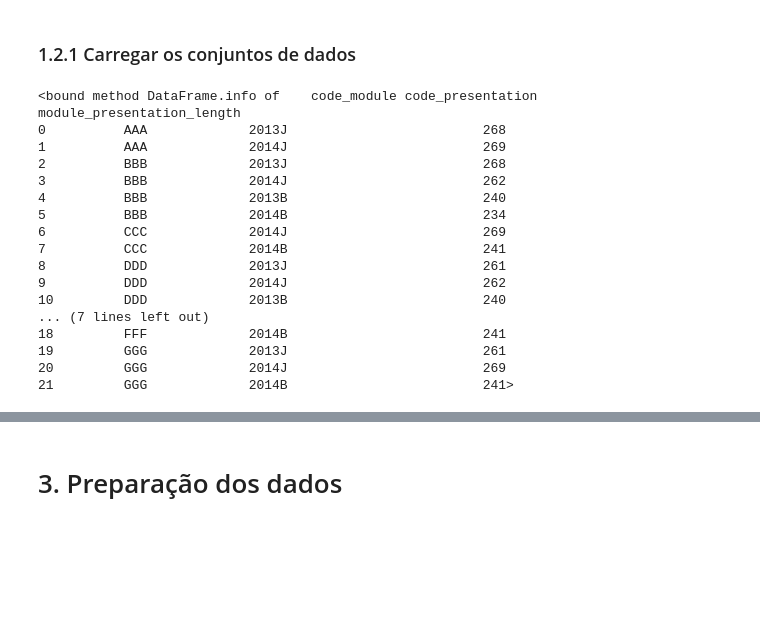
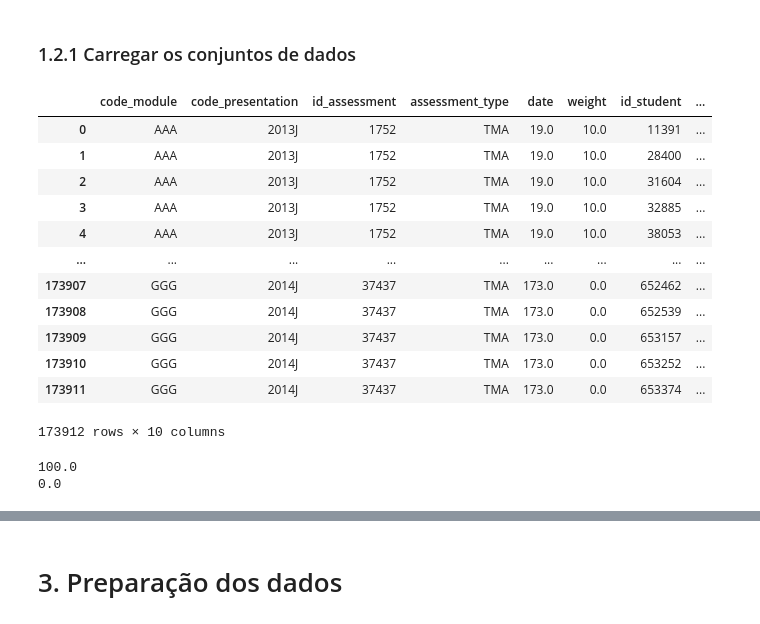
Before and after one commit to emanoelopes/progpy, a Jupyter notebook: uci-dt-studentsperformanceprediction.ipynb, the cells around one changed output, grey strips where cells are left out. Cells and saved outputs as stored; diff of their text form; code cells hidden in the pictures; blank space fills up the shorter version.

```diff
--- a/uci-dt-studentsperformanceprediction.ipynb
+++ b/uci-dt-studentsperformanceprediction.ipynb
@@ -235,23 +230,3 @@ studentAssessment_oulad = pd.read_csv('/kaggle/input/student-demographics-online
 courses_oulad = pd.read_csv('/kaggle/input/student-demographics-online-education-dataoulad/courses.csv')
 vle_oulad = pd.read_csv('/kaggle/input/student-demographics-online-education-dataoulad/vle.csv')
 assessments_oulad = pd.read_csv('/kaggle/input/student-demographics-online-education-dataoulad/assessments.csv')
-# %%
-courses_oulad.info
-# %% [output]
-<bound method DataFrame.info of    code_module code_presentation  module_presentation_length
-0          AAA             2013J                         268
-1          AAA             2014J                         269
-2          BBB             2013J                         268
-3          BBB             2014J                         262
-4          BBB             2013B                         240
-5          BBB             2014B                         234
-6          CCC             2014J                         269
-7          CCC             2014B                         241
-8          DDD             2013J                         261
-9          DDD             2014J                         262
-10         DDD             2013B                         240
-... (7 lines left out)
-18         FFF             2014B                         241
-19         GGG             2013J                         261
-20         GGG             2014J                         269
-21         GGG             2014B                         241>
@@ -257,0 +239,22 @@ courses_oulad.info
+# %%
+student_assesment_data_oulad
+# %% [output]
+|  | code_module | code_presentation | id_assessment | assessment_type | date | weight | id_student | ... |
+| 0 | AAA | 2013J | 1752 | TMA | 19.0 | 10.0 | 11391 | ... |
+| 1 | AAA | 2013J | 1752 | TMA | 19.0 | 10.0 | 28400 | ... |
+| 2 | AAA | 2013J | 1752 | TMA | 19.0 | 10.0 | 31604 | ... |
+| 3 | AAA | 2013J | 1752 | TMA | 19.0 | 10.0 | 32885 | ... |
+| 4 | AAA | 2013J | 1752 | TMA | 19.0 | 10.0 | 38053 | ... |
+| ... | ... | ... | ... | ... | ... | ... | ... | ... |
+| 173907 | GGG | 2014J | 37437 | TMA | 173.0 | 0.0 | 652462 | ... |
+| 173908 | GGG | 2014J | 37437 | TMA | 173.0 | 0.0 | 652539 | ... |
+| 173909 | GGG | 2014J | 37437 | TMA | 173.0 | 0.0 | 653157 | ... |
+| 173910 | GGG | 2014J | 37437 | TMA | 173.0 | 0.0 | 653252 | ... |
+| 173911 | GGG | 2014J | 37437 | TMA | 173.0 | 0.0 | 653374 | ... |
+173912 rows × 10 columns
+# %%
+print(student_assesment_data_oulad.weight.max())
+print(student_assesment_data_oulad.weight.min())
+# %% [output]
+100.0
+0.0
```
Also changed, not shown: parts of 38 cells of this notebook.
